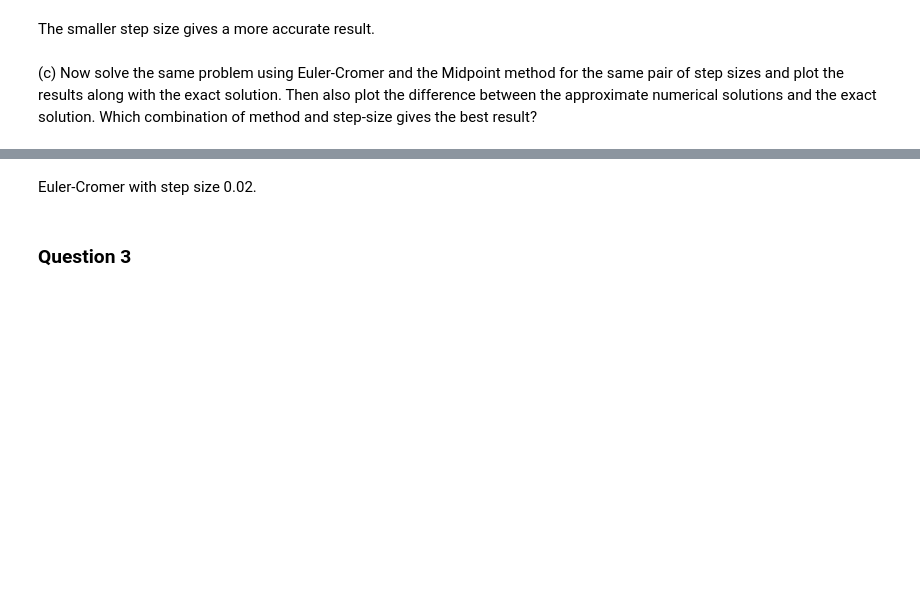
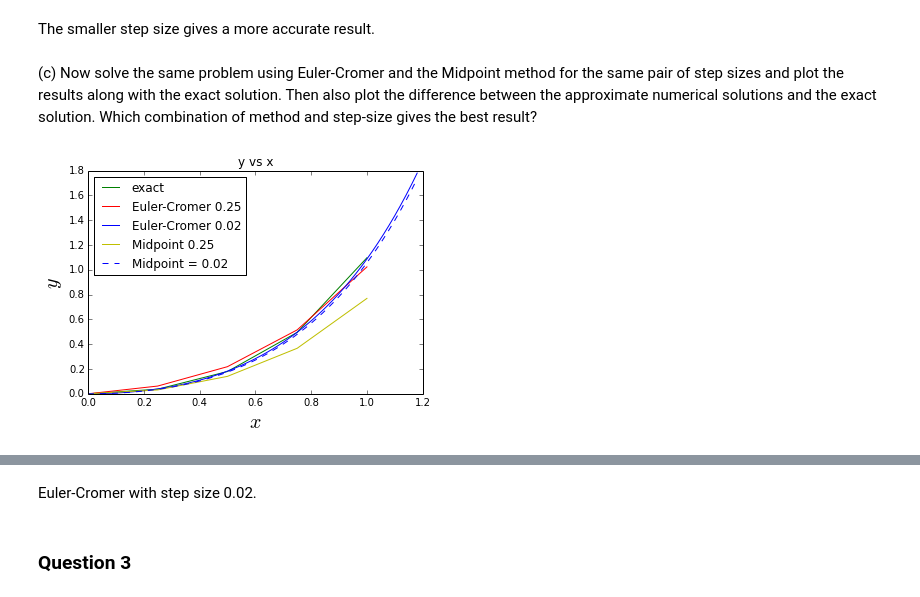
Before and after one commit to dlhoang/PHYS202-S14, a Jupyter notebook: SciPy/ODEExercises.ipynb, the cells around one changed output, grey strips where cells are left out. Saved outputs shown, nothing was run; the diff lists cells and outputs as text; code cells hidden in the pictures; blank space fills up the shorter version.

```diff
--- a/SciPy/ODEExercises.ipynb
+++ b/SciPy/ODEExercises.ipynb
@@ -271,8 +272,6 @@ The smaller step size gives a more accurate result.
 import numpy as np
 
 def EulerCromer(xmax,dx):
-    # xmax = 10 # maximum time
-    # dx = 0.25 time step
     a = -9.81 #g in m/s^2
     nsteps = int(xmax/dx)
     x = np.zeros(nsteps)
@@ -294,39 +293,40 @@ x1,y1 = EulerCromer(1.25,0.25)
 x2,y2 = EulerCromer(1.2,0.02)
 
 def MidPoint(xmax,dx):
-    # xmax = 10 # maximum time
-    # dx = 0.25 time step
     a = -9.81 #g in m/s^2
     nsteps = int(xmax/dx)
     x = np.zeros(nsteps)
     y = np.zeros(nsteps)
 
     # set initial conditions, redundant in this example
     x[0] = 0.
     y[0] = 0.
 
     for i in range(len(x)-1):
         x[i+1] = x[i] + dx
         y[i+1] = y[i]+ 0.5*((x[i] + 2*y[i] + x[i+1] + 2*y[i]) * dx)
         if x[i] == 1.:
             print y[i]
 
     return x,y
 
 x3,y3 = MidPoint(1.25,0.25)
 x4,y4 = MidPoint(1.2,0.02)
 
-x = np.linspace(0,1,10)
+# actual result
+x = np.linspace(0,1,5)
 y = 0.25 * np.exp(2*x) - 0.5*x - 0.25
 
 plt.title("y vs x")
 plt.plot(x,y,'g-',label="exact")
 plt.plot(x1,y1, 'r-', label="Euler-Cromer 0.25")
 plt.plot(x2,y2, 'b-', label="Euler-Cromer 0.02")
 plt.plot(x3,y3, 'y-', label="Midpoint 0.25")
 plt.plot(x4,y4, 'b--', label="Midpoint = 0.02")
 
 plt.xlabel(r'$x$',fontsize=20)
 plt.ylabel(r'$y$',fontsize=20)
-plt.legend()
+plt.legend(loc="upper left")
 plt.show()
+# %% [output]
+[figure, added]
```
Also changed, not shown: parts of 7 cells of this notebook, 2 other files.
